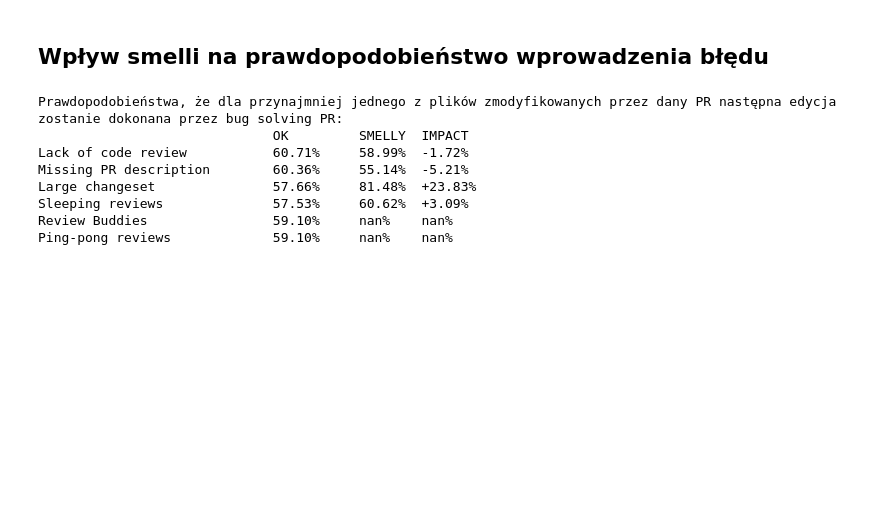
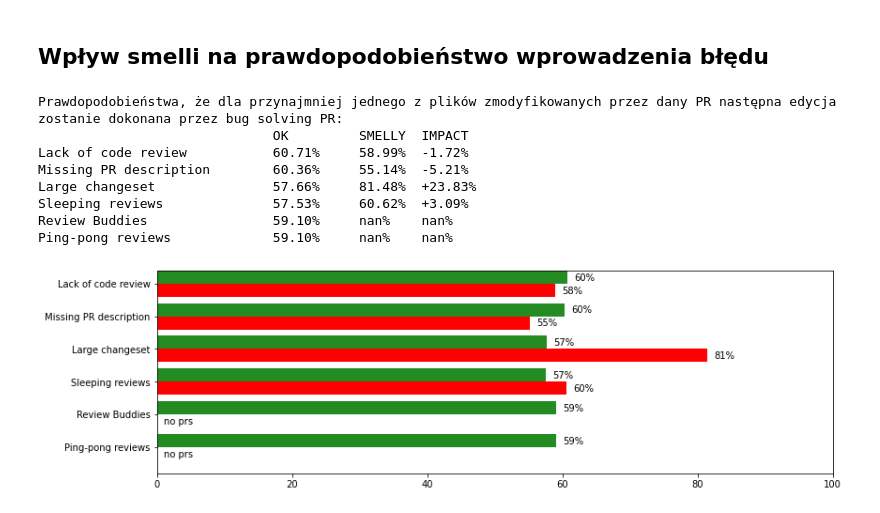
Before and after one commit to pwr-pbr22/M7, a Jupyter notebook: code review smells/main.ipynb, the cells around one changed output. Cells and saved outputs as stored; diff of their text form; code cells hidden in the pictures; blank space fills up the shorter version.

```diff
--- a/code review smells/main.ipynb
+++ b/code review smells/main.ipynb
@@ -57,3 +82,22 @@ All of:
 # %% [markdown]
 ## Wpływ smelli na prawdopodobieństwo wprowadzenia błędu
+# %%
+dbsession = db.getSession()
+repo_obj: Repository = dbsession.query(Repository).filter(Repository.full_name == repo).first()
+
+if repo_obj is None:
+    print("Repository not found")
+    exit()
+
+create_functions_in_db(dbsession)
+
+impact_evaluations = list(map(lambda pair: (pair[0], calc_impact(dbsession, repo_obj, pair[1])), [
+        ("Lack of code review", smells.lack_of_review),
+        ("Missing PR description", smells.missing_description),
+        ("Large changeset", smells.large_changesets),
+        ("Sleeping reviews", smells.sleeping_reviews),
+        ("Review Buddies", smells.review_buddies),
+        ("Ping-pong reviews", smells.ping_pong)
+
+    ]))
 # %%
@@ -88,3 +118,26 @@ Large changeset               57.66%     81.48%  +23.83%
 Sleeping reviews              57.53%     60.62%  +3.09%
 Review Buddies                59.10%     nan%    nan%
 Ping-pong reviews             59.10%     nan%    nan%
+# %%
+import numpy as np
+
+# display results as a plot
+fig = plt.figure()
+ax = fig.add_axes([0,0,1,1])
+xs = list(map(lambda e: e[0], impact_evaluations))
+for_ok = list(map(lambda e: e[1][0]*100, impact_evaluations))
+for_smelly = list(map(lambda e: e[1][1]*100, impact_evaluations))
+ind = np.arange(len(xs))
+width = 0.4
+
+ax.barh(ind, for_ok, width, color="forestgreen")
+for i, v in enumerate(for_ok):
+    ax.text((v + 1 if v<95 else 95) if v==v else 1, i + 0.1, f"{int(v)}%" if v==v else "no prs", color="black")
+ax.barh(ind + width, for_smelly, width, color="red")
+for i, v in enumerate(for_smelly):
+    ax.text((v + 1 if v<95 else 95) if v==v else 1, i + width + 0.1, f"{int(v)}%" if v==v else "no prs", color="black")
+ax.set(yticks=ind + width/2, yticklabels=xs, ylim=[2*width-1, len(xs)], xlim=[0, 100])
+ax.invert_yaxis()
+plt.show()
+# %% [output]
+[figure, added]
```
Also changed, not shown: parts of 5 cells of this notebook.
